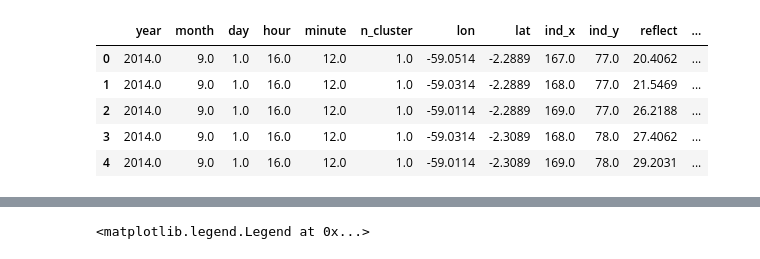
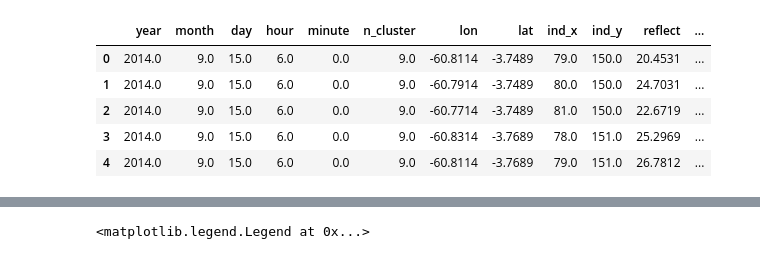
Before and after one commit to AdrianoPereira/project-cap394, a Jupyter notebook: src/eda-september.ipynb, the cells around one changed output, grey strips where cells are left out. Saved outputs shown, nothing was run; the diff lists cells and outputs as text; code cells hidden in the pictures.

```diff
--- a/src/eda-september.ipynb
+++ b/src/eda-september.ipynb
@@ -8,22 +8,24 @@ from matplotlib import gridspec
 import rasterio as rio
 from scipy.stats import pearsonr
 # %%
-DATA = '../data/lite'
-mat_data_dir = os.path.join(DATA, 'mat')
+# DATA = '../data/lite'
+DATA = '../data/full/exp'
+# mat_data_dir = os.path.join(DATA, 'mat')
+mat_data_dir = DATA
 mat_data_files = [os.path.join(mat_data_dir, file).replace('\\', '/')
                   for file in os.listdir(mat_data_dir)]
 matdf = [pd.read_csv(file, sep='\s+') for file in mat_data_files]
 matdf = pd.concat(matdf, sort=False)
 matdf = matdf.rename(str.lower, axis='columns')
 sep = matdf.loc[matdf['month'] == 9]
 sep.head()
 # %% [output]
 |  | year | month | day | hour | minute | n_cluster | lon | lat | ind_x | ind_y | reflect | ... |
-| 0 | 2014.0 | 9.0 | 1.0 | 16.0 | 12.0 | 1.0 | -59.0514 | -2.2889 | 167.0 | 77.0 | 20.4062 | ... |
-| 1 | 2014.0 | 9.0 | 1.0 | 16.0 | 12.0 | 1.0 | -59.0314 | -2.2889 | 168.0 | 77.0 | 21.5469 | ... |
-| 2 | 2014.0 | 9.0 | 1.0 | 16.0 | 12.0 | 1.0 | -59.0114 | -2.2889 | 169.0 | 77.0 | 26.2188 | ... |
-| 3 | 2014.0 | 9.0 | 1.0 | 16.0 | 12.0 | 1.0 | -59.0314 | -2.3089 | 168.0 | 78.0 | 27.4062 | ... |
-| 4 | 2014.0 | 9.0 | 1.0 | 16.0 | 12.0 | 1.0 | -59.0114 | -2.3089 | 169.0 | 78.0 | 29.2031 | ... |
+| 0 | 2014.0 | 9.0 | 15.0 | 6.0 | 0.0 | 9.0 | -60.8114 | -3.7489 | 79.0 | 150.0 | 20.4531 | ... |
+| 1 | 2014.0 | 9.0 | 15.0 | 6.0 | 0.0 | 9.0 | -60.7914 | -3.7489 | 80.0 | 150.0 | 24.7031 | ... |
+| 2 | 2014.0 | 9.0 | 15.0 | 6.0 | 0.0 | 9.0 | -60.7714 | -3.7489 | 81.0 | 150.0 | 22.6719 | ... |
+| 3 | 2014.0 | 9.0 | 15.0 | 6.0 | 0.0 | 9.0 | -60.8314 | -3.7689 | 78.0 | 151.0 | 25.2969 | ... |
+| 4 | 2014.0 | 9.0 | 15.0 | 6.0 | 0.0 | 9.0 | -60.8114 | -3.7689 | 79.0 | 151.0 | 26.7812 | ... |
 # %%
 aggregated = sep.groupby(['hour']).agg({
     'reflect': ['min', 'mean', 'max'],
```
Also changed, not shown: parts of 1 cell of this notebook, 22 other files.
